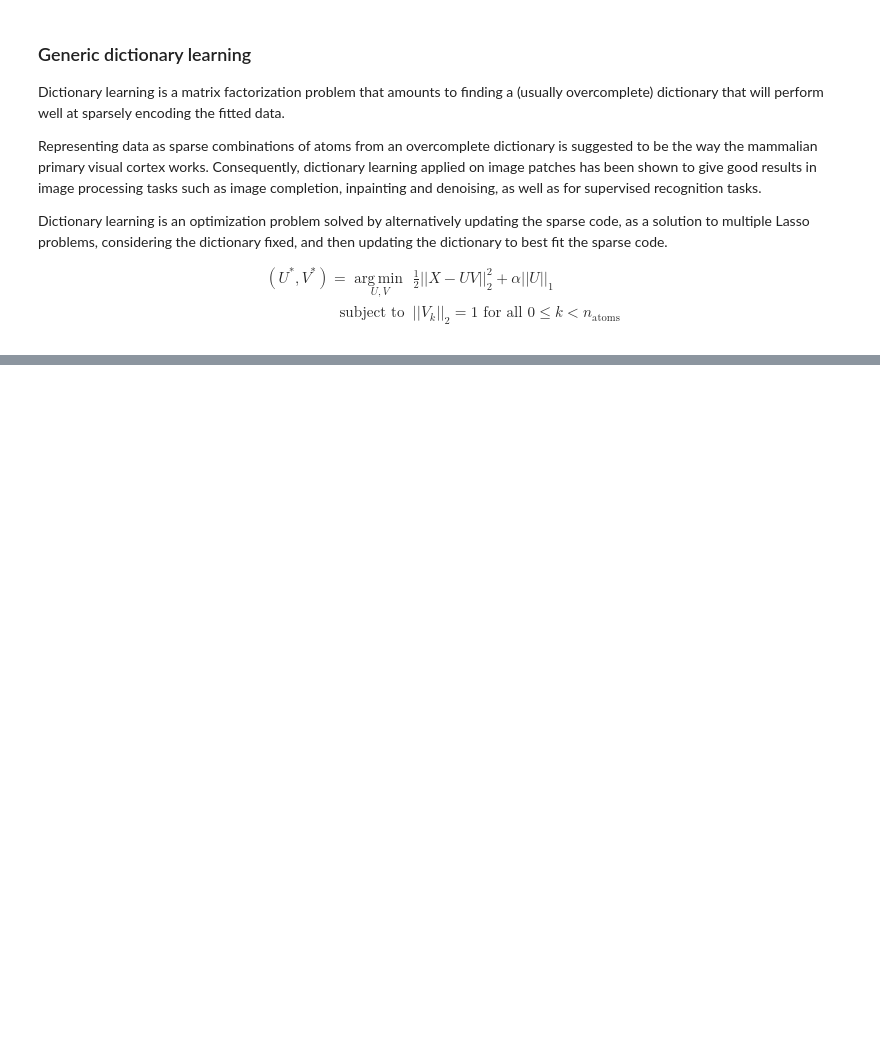
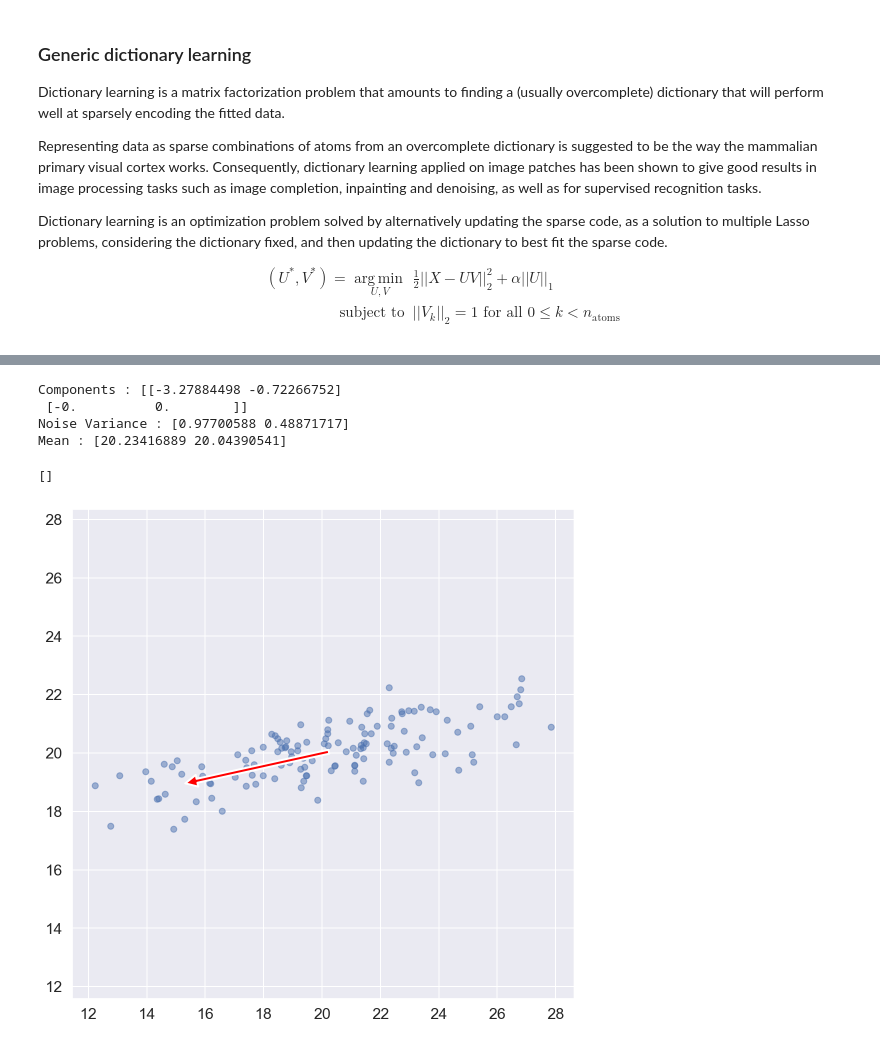
Before and after one commit to PacktPublishing/Practical-Machine-Learning-with-TensorFlow-2.0-and-Scikit-Learn, a Jupyter notebook: section_4/4-3.ipynb, the cells around one changed output, grey strips where cells are left out. Saved outputs shown, nothing was run; the diff lists cells and outputs as text; code cells hidden in the pictures; blank space fills up the shorter version.

```diff
--- a/section_4/4-3.ipynb
+++ b/section_4/4-3.ipynb
@@ -616,0 +646,33 @@ done in 0.163s
+# %%
+from matplotlib.colors import LogNorm
+from sklearn import mixture
+from sklearn.decomposition import FactorAnalysis
+
+n_samples = 128
+np.random.seed(0)
+
+C = np.array([[0., -0.7], [3.5, .7]])
+X_train = np.dot(np.random.randn(n_samples, 2), C) + np.array([20, 20])
+
+fig, ax = plt.subplots()
+ax.scatter(X_train[:, 0], X_train[:, 1], alpha=0.5)
+
+fa = FactorAnalysis(n_components=2)
+fa.fit(X_train)
+
+print('Components : {}'.format(fa.components_))
+print('Noise Variance : {}'.format(fa.noise_variance_))
+print('Mean : {}'.format(fa.mean_))
+
+for vector in fa.components_:
+    v = vector * 1.5
+    draw_vector(fa.mean_, fa.mean_ + v, ax)
+ax.axis('equal')
+ax.plot()
+# %% [output]
+Components : [[-3.27884498 -0.72266752]
+ [-0.          0.        ]]
+Noise Variance : [0.97700588 0.48871717]
+Mean : [20.23416889 20.04390541]
+[]
+[figure, added]
```
Also changed, not shown: parts of 14 cells of this notebook, 1 other file.
